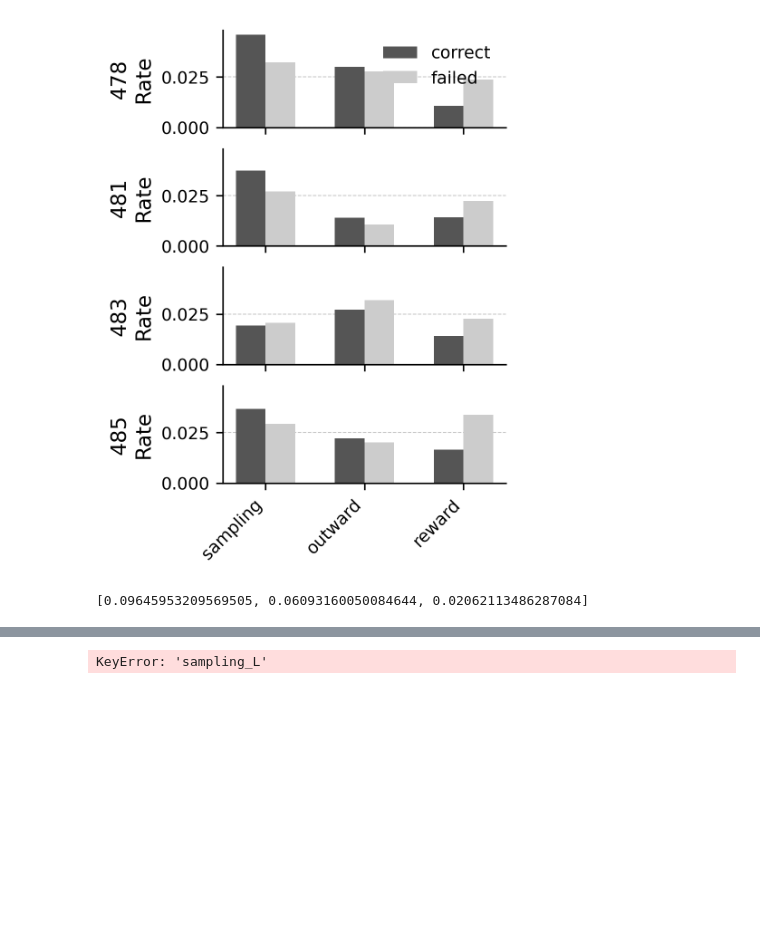
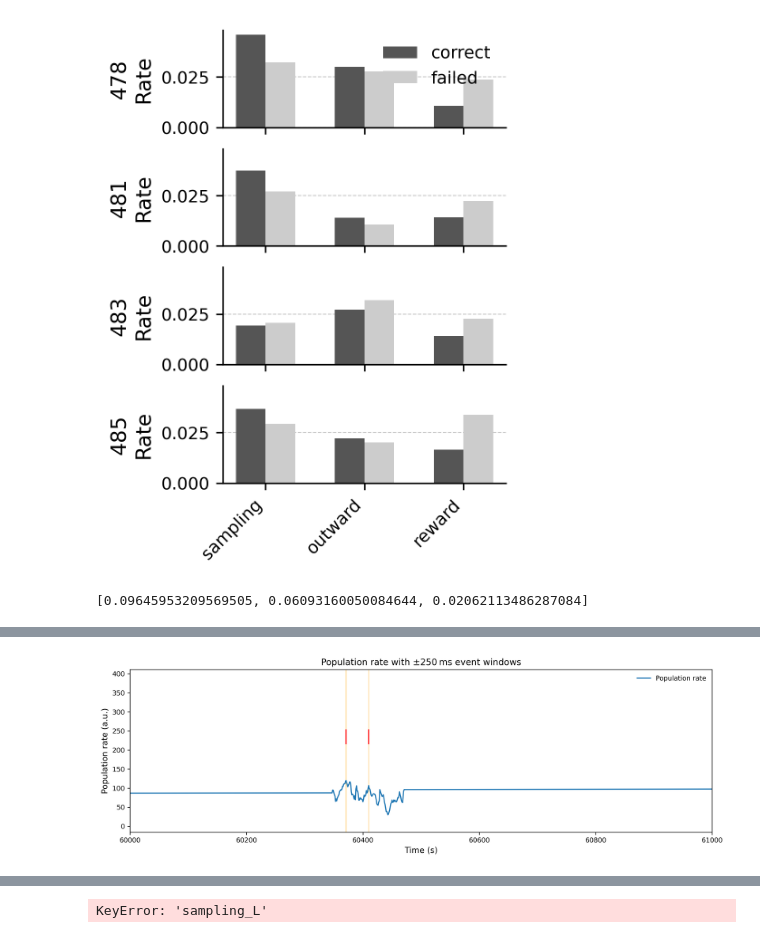
Before and after one commit to HamedShabani/PFC_sequence_analysis, a Jupyter notebook: Get_clustered_seq.ipynb, the cells around one changed output, grey strips where cells are left out. Saved outputs shown, nothing was run; the diff lists cells and outputs as text; code cells hidden in the pictures; blank space fills up the shorter version.

```diff
--- a/Get_clustered_seq.ipynb
+++ b/Get_clustered_seq.ipynb
@@ -931,4 +585,0 @@ array([], dtype=float64)
-# %%
-    run_data['ids_clust'] = np.asarray(sess_info['ids_clust'])[
-        mask_sess_burst & mask_cond_burst & mask_odd_seqs & mask_correct_seqs & mask_phase_seqs & Masks['speed_seq']
-    ]
@@ -2206,0 +1838,66 @@ fig4.savefig(join(savefolder,'fig4_grouped_merged.svg'),
+# %%
+import numpy as np
+import matplotlib.pyplot as plt
+
+def plot_poprate_with_event_windows(run_all, fs, window_ms=500, xlim=None):
+    """
+    Plot run_all['poprate'] vs run_all['t'], shade ±window_ms/2 around each event,
+    and overlay red event ticks—computed in seconds to avoid index mismatches.
+
+    Parameters
+    ----------
+    run_all : dict
+        Must contain:
+          - 't'       : 1D array of timepoints (in seconds) after masking
+          - 'poprate' : 1D array of population rate, same length as t
+          - 'idpeaks' : array of sample‐indices in the *original* trace
+    fs : float
+        Original sampling rate (Hz) used to convert indices → time.
+    window_ms : float
+        Width of shaded window around each event, in milliseconds.
+    xlim : tuple (xmin, xmax), optional
+        x‐axis limits in seconds.
+    """
+    t       = run_all['t']
+    poprate = run_all['poprate']
+    idpeaks = np.asarray(run_all['idpeaks'])
+
+    # Convert sample‐indices → event times (in seconds)
+    event_times = idpeaks #/ fs
+
+    half_w  = (window_ms/1000) / 2    # half‐window in seconds
+
+    fig, ax = plt.subplots(figsize=(12,4))
+    ax.plot(t, poprate, lw=1.5, color='C0', label='Population rate')
+
+    # Shade ±half_w around each event time:
+    for et in event_times:
+        ax.axvspan(et - half_w, et + half_w, color='orange', alpha=0.3)
+
+    # Red tick marks at exact event times:
+    # linelengths and offsets chosen relative to poprate max
+    peak_height = np.max(poprate)
+    ax.eventplot(event_times,
+                 linelengths=peak_height * 0.1,
+                 lineoffsets=peak_height * 0.6,
+                 colors='r')
+
+    if xlim is not None:
+        ax.set_xlim(*xlim)
+    ax.set_xlabel('Time (s)')
+    ax.set_ylabel('Population rate (a.u.)')
+    ax.set_title(f'Population rate with ±{window_ms/2:.0f} ms event windows')
+    ax.legend(frameon=False)
+    plt.tight_layout()
+    plt.show()
+
+# ——— Example usage ———
+# after your run_all = mot.apply_masks_test(...)
+plot_poprate_with_event_windows(
+    run_all,
+    fs=fs,
+    window_ms=500,
+    xlim=(60000, 61000)
+)
+# %% [output]
+[figure, added]
```
Also changed, not shown: parts of 73 cells of this notebook, 2 other files.
